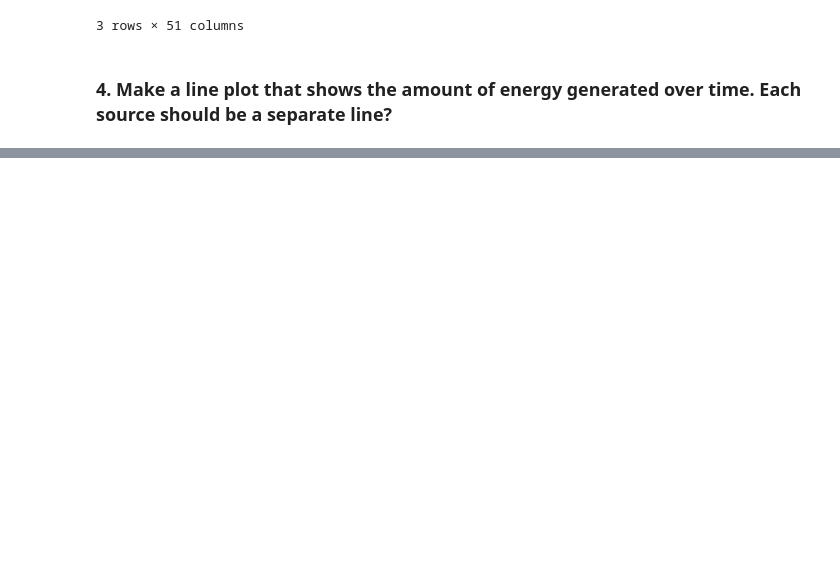
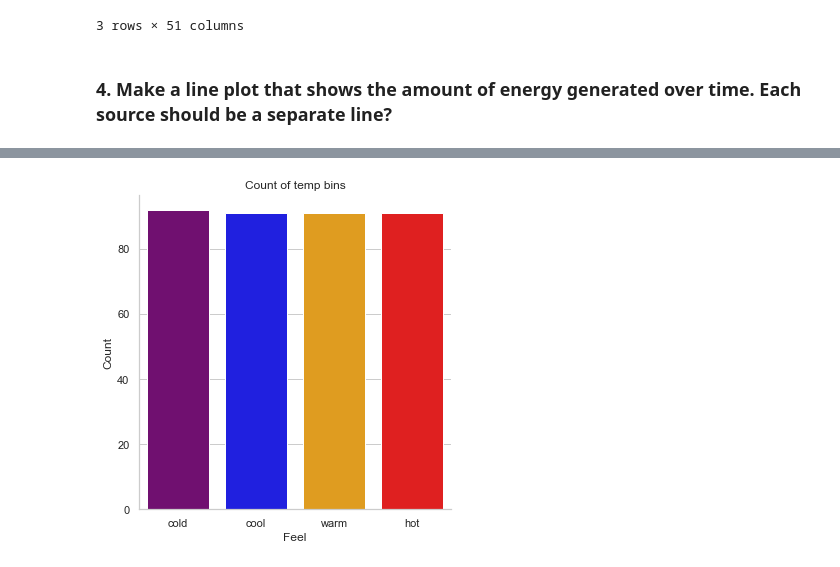
Before and after one commit to CharlesAtchison/time-series-exercises, a Jupyter notebook: time_series_data.ipynb, the cells around one changed output, grey strips where cells are left out. Saved outputs shown, nothing was run; the diff lists cells and outputs as text; code cells hidden in the pictures; blank space fills up the shorter version.

```diff
--- a/time_series_data.ipynb
+++ b/time_series_data.ipynb
@@ -327,0 +371,36 @@ plt.show()
+# %%
+# Reduces to daily mean temp
+days = df.resample('D').mean()
+
+# Splits the data into bins of temp feeling
+days['feels'] = pd.qcut(days.temp, 4, labels=['cold', 'cool', 'warm', 'hot'])
+
+
+# Puts month names as a column from the index
+days = days.reset_index()
+days['month'] = days.date.apply(lambda x: x.strftime('%B'))
+
+# Creates columns for each temp feeling using booleans
+for label in ['cold', 'cool', 'warm', 'hot']:
+    days[label] = days.feels == label
+
+# Groups by month and sums each feel column
+feels = days.groupby('month').agg({'cold': 'sum', 'cool': 'sum',
+                          'warm': 'sum', 'hot': 'sum'})
+
+# Ensures months are in the proper chronological order
+new_order = ['January', 'February', 'March', 'April', 'May', 'June', 'July', 'August', 'September', 'October', 'November', 'December']
+feels = feels.reindex(new_order, axis=0)
+
+# Tallies count of each temp_bin
+feels_count = days.groupby('feels').agg({'feels': 'count'}).rename(columns={'feels': 'count'})
+feels_count = feels_count.reset_index()
+
+sns.set(style='whitegrid')
+sns.catplot(x='feels', y='count', data=feels_count, kind='bar', palette={'cold': 'purple', 'cool': 'blue', 'warm': 'orange', 'hot': 'red'})
+plt.title('Count of temp bins')
+plt.xlabel('Feel')
+plt.ylabel('Count')
+plt.show()
+# %% [output]
+[figure, added]
```
Also changed, not shown: parts of 6 cells of this notebook.
